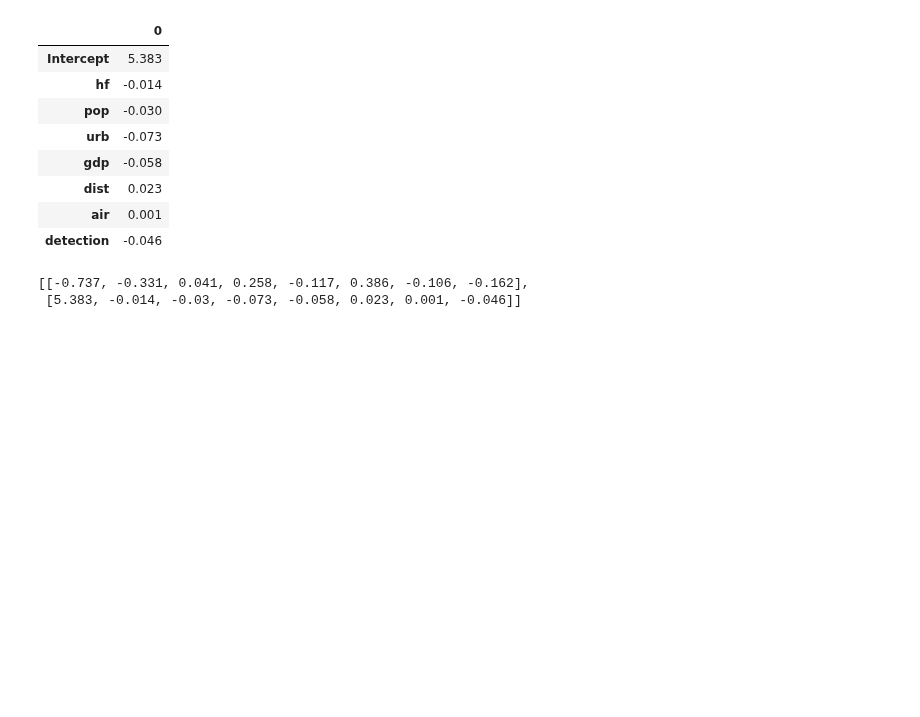
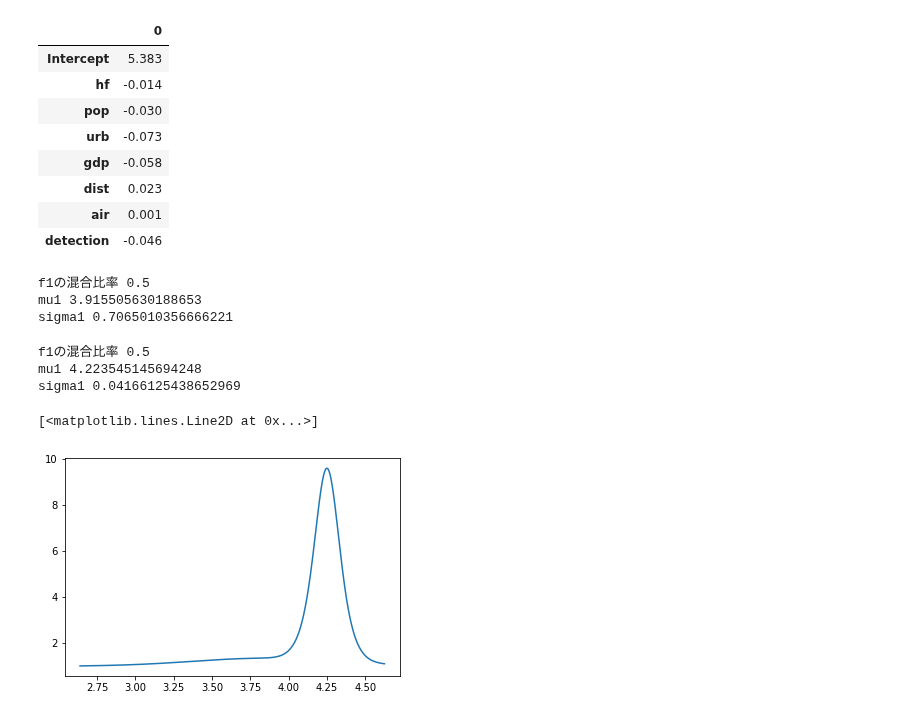
Before and after one commit to nori0724/COVID-19, a Jupyter notebook: notebook/生存時間解析/2成分混合回帰モデル.ipynb, the cells around one changed output. Cells and saved outputs as stored; diff of their text form; code cells hidden in the pictures; blank space fills up the shorter version.

```diff
--- a/notebook/生存時間解析/2成分混合回帰モデル.ipynb
+++ b/notebook/生存時間解析/2成分混合回帰モデル.ipynb
@@ -153,7 +156,12 @@ pd.DataFrame(coef_late, index=["Intercept", "hf", "pop",  "urb", "gdp","dist", "
 # %%
+# muの初期値
+mu1_first = np.mean(X@coef_early)
+mu2_first = np.mean(X@coef_late)
+
 y_early = np.log(df["date_first"][df["date_first"]<40])
 y_late = np.log(df["date_first"][df["date_first"]>40])
 
+# sigmaの初期値
 sigma1_first = np.sum((y_early - np.mean(y))**2)/len(y_early)
 sigma2_first = np.sum((y_late - np.mean(y))**2)/len(y_late)
 # %%
@@ -164,12 +172,30 @@ k_size = 2
 lambda_vec=[0.5, 0.5]
 
 # 説明変数のパラメータ
-coef = [coef_early, coef_late]
+mu_vec = [mu1_first, mu2_first]
 
 # 分散(sigma)の初期値
 sigma2_vec=[sigma1_first, sigma2_first]
-# %%
-coef
-# %% [output]
-[[-0.737, -0.331, 0.041, 0.258, -0.117, 0.386, -0.106, -0.162],
- [5.383, -0.014, -0.03, -0.073, -0.058, 0.023, 0.001, -0.046]]
+# %%
+print("f1の混合比率", lambda_vec[0])
+print("mu1", mu_vec[0])
+print("sigma1", sigma2_vec[0])
+# %% [output]
+f1の混合比率 0.5
+mu1 3.915505630188653
+sigma1 0.7065010356666221
+# %%
+print("f1の混合比率", lambda_vec[1])
+print("mu1", mu_vec[1])
+print("sigma1", sigma2_vec[1])
+# %% [output]
+f1の混合比率 0.5
+mu1 4.223545145694248
+sigma1 0.04166125438652969
+# %%
+# データ(-6から6までを200こ)
+x = sp.linspace(np.min(y), np.max(y), 10000)
+plt.plot(x, calc_mix_pdf(k_size, x, lambda_vec, mu_vec, sigma2_vec), label="ini")
+# %% [output]
+[<matplotlib.lines.Line2D at 0x...>]
+[figure, added]
```
Also changed, not shown: parts of 3 cells of this notebook.
